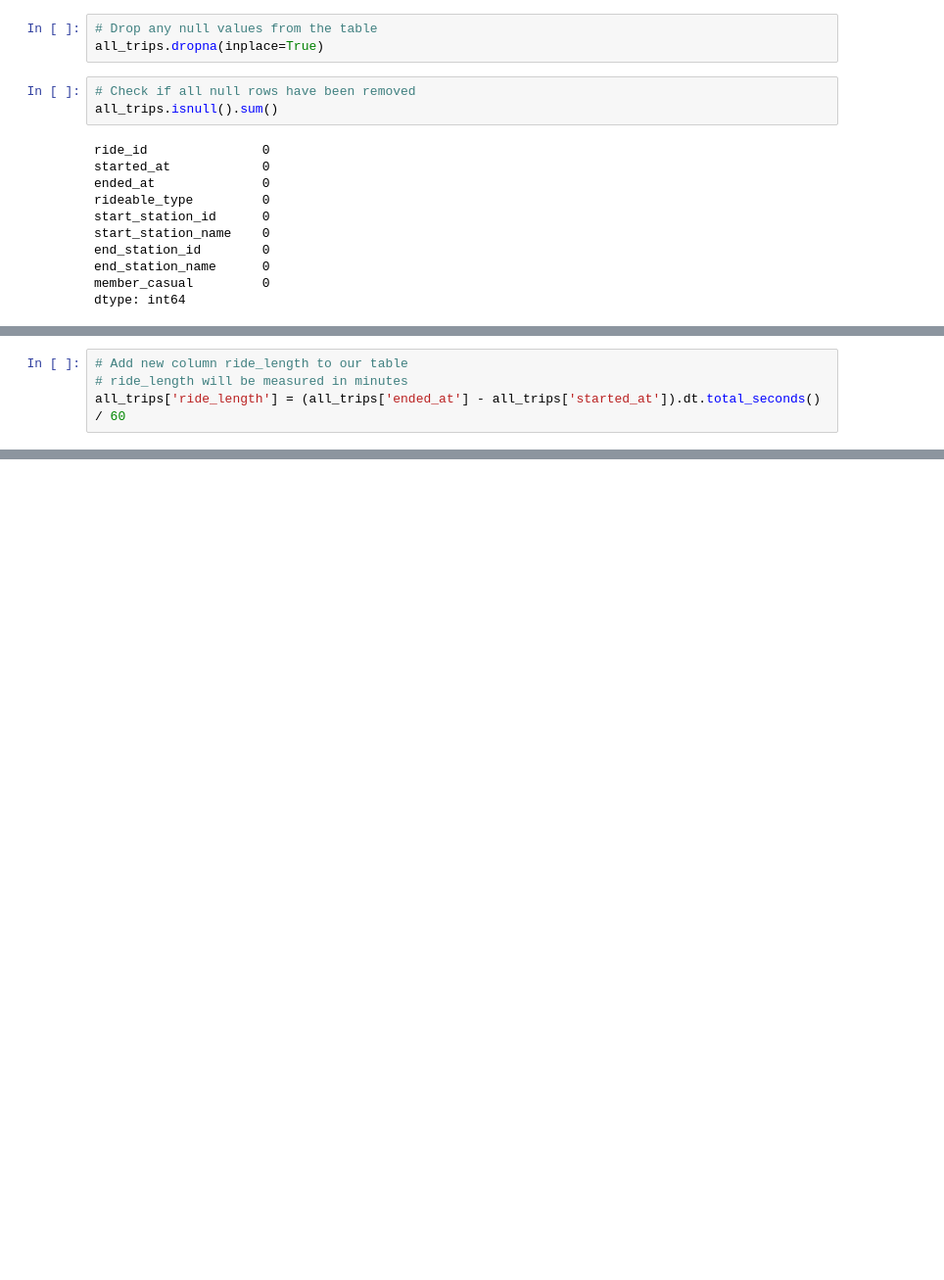
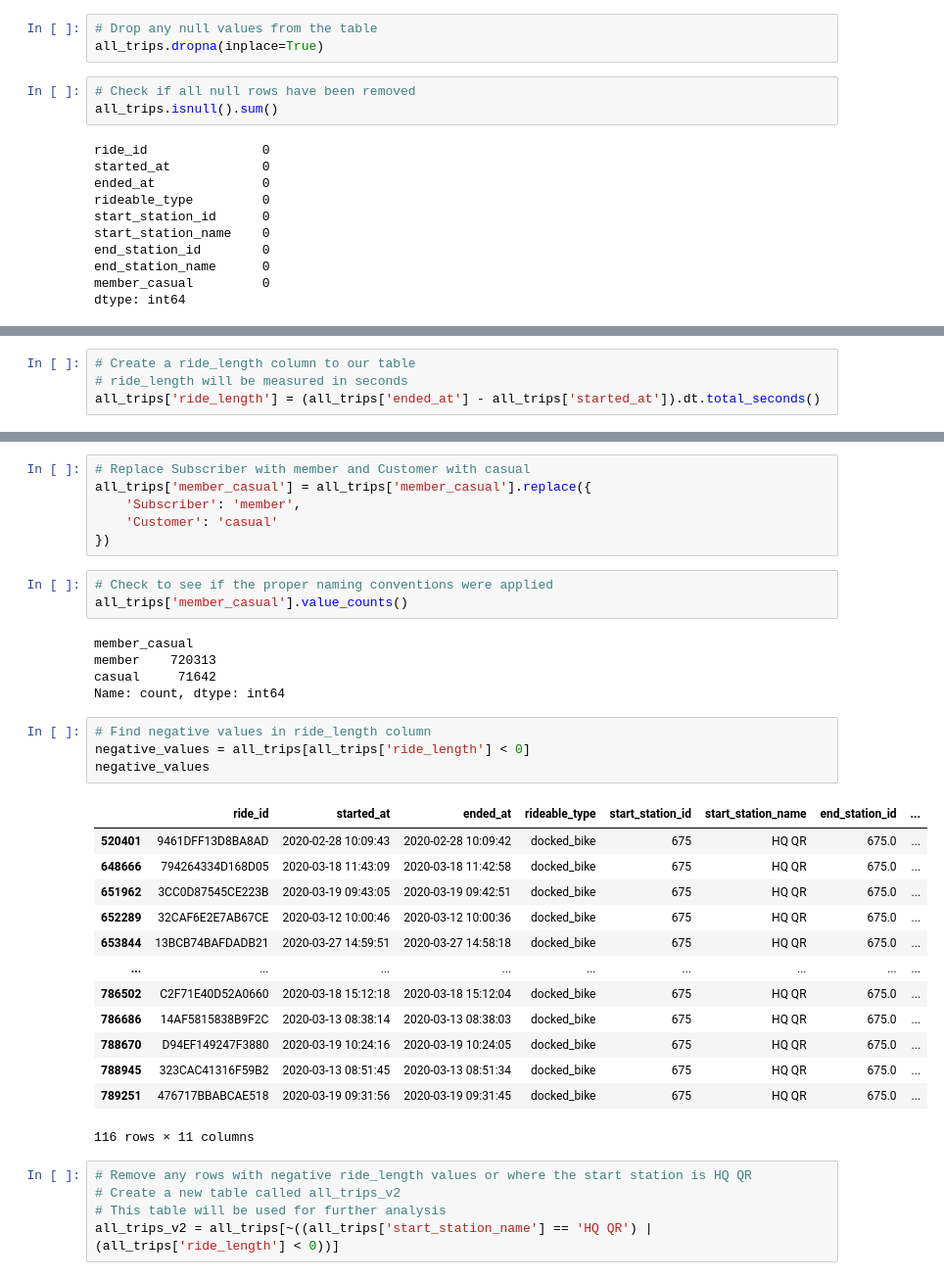
Before and after one commit to azuhayer/Cyclistic-Case-Study, a Jupyter notebook: main.ipynb, the cells around one changed output, grey strips where cells are left out. Shown at 98% size. Saved outputs shown, nothing was run; the diff lists cells and outputs as text; blank space fills up the shorter version.

```diff
--- a/main.ipynb
+++ b/main.ipynb
@@ -178,8 +176,8 @@ dtype: object
 all_trips['day_of_week'] = all_trips['started_at'].dt.day_name()
 # %%
-# Add new column ride_length to our table
-# ride_length will be measured in minutes
-all_trips['ride_length'] = (all_trips['ended_at'] - all_trips['started_at']).dt.total_seconds() / 60
+# Create a ride_length column to our table
+# ride_length will be measured in seconds
+all_trips['ride_length'] = (all_trips['ended_at'] - all_trips['started_at']).dt.total_seconds()
 # %%
 # Display new table with new columns
 all_trips.head()
@@ -200,3 +198,40 @@ all_trips.tail()
 | 791953 | AA0D5AAA0B59C8AA | 2020-03-01 13:12:38 | 2020-03-01 13:38:29 | docked_bike | 141 | Clark St & Lincoln Ave | 210.0 | ... |
 | 791954 | 3296360A7BC20FB8 | 2020-03-07 18:02:45 | 2020-03-07 18:13:18 | docked_bike | 672 | Franklin St & Illinois St | 264.0 | ... |
 | 791955 | 064EC7698E4FF9B3 | 2020-03-08 13:03:57 | 2020-03-08 13:32:27 | docked_bike | 110 | Dearborn St & Erie St | 85.0 | ... |
+# %%
+# Replace Subscriber with member and Customer with casual
+all_trips['member_casual'] = all_trips['member_casual'].replace({
+    'Subscriber': 'member',
+    'Customer': 'casual'
+})
+# %%
+# Check to see if the proper naming conventions were applied
+all_trips['member_casual'].value_counts()
+# %% [output]
+member_casual
+member    720313
+casual     71642
+Name: count, dtype: int64
+# %%
+# Find negative values in ride_length column
+negative_values = all_trips[all_trips['ride_length'] < 0]
+negative_values
+# %% [output]
+|  | ride_id | started_at | ended_at | rideable_type | start_station_id | start_station_name | end_station_id | ... |
+| 520401 | 9461DFF13D8BA8AD | 2020-02-28 10:09:43 | 2020-02-28 10:09:42 | docked_bike | 675 | HQ QR | 675.0 | ... |
+| 648666 | 794264334D168D05 | 2020-03-18 11:43:09 | 2020-03-18 11:42:58 | docked_bike | 675 | HQ QR | 675.0 | ... |
+| 651962 | 3CC0D87545CE223B | 2020-03-19 09:43:05 | 2020-03-19 09:42:51 | docked_bike | 675 | HQ QR | 675.0 | ... |
+| 652289 | 32CAF6E2E7AB67CE | 2020-03-12 10:00:46 | 2020-03-12 10:00:36 | docked_bike | 675 | HQ QR | 675.0 | ... |
+| 653844 | 13BCB74BAFDADB21 | 2020-03-27 14:59:51 | 2020-03-27 14:58:18 | docked_bike | 675 | HQ QR | 675.0 | ... |
+| ... | ... | ... | ... | ... | ... | ... | ... | ... |
+| 786502 | C2F71E40D52A0660 | 2020-03-18 15:12:18 | 2020-03-18 15:12:04 | docked_bike | 675 | HQ QR | 675.0 | ... |
+| 786686 | 14AF5815838B9F2C | 2020-03-13 08:38:14 | 2020-03-13 08:38:03 | docked_bike | 675 | HQ QR | 675.0 | ... |
+| 788670 | D94EF149247F3880 | 2020-03-19 10:24:16 | 2020-03-19 10:24:05 | docked_bike | 675 | HQ QR | 675.0 | ... |
+| 788945 | 323CAC41316F59B2 | 2020-03-13 08:51:45 | 2020-03-13 08:51:34 | docked_bike | 675 | HQ QR | 675.0 | ... |
+| 789251 | 476717BBABCAE518 | 2020-03-19 09:31:56 | 2020-03-19 09:31:45 | docked_bike | 675 | HQ QR | 675.0 | ... |
+116 rows × 11 columns
+# %%
+# Remove any rows with negative ride_length values or where the start station is HQ QR
+# Create a new table called all_trips_v2
+# This table will be used for further analysis
+all_trips_v2 = all_trips[~((all_trips['start_station_name'] == 'HQ QR') | (all_trips['ride_length'] < 0))]
```
Also changed, not shown: parts of 5 cells of this notebook.
